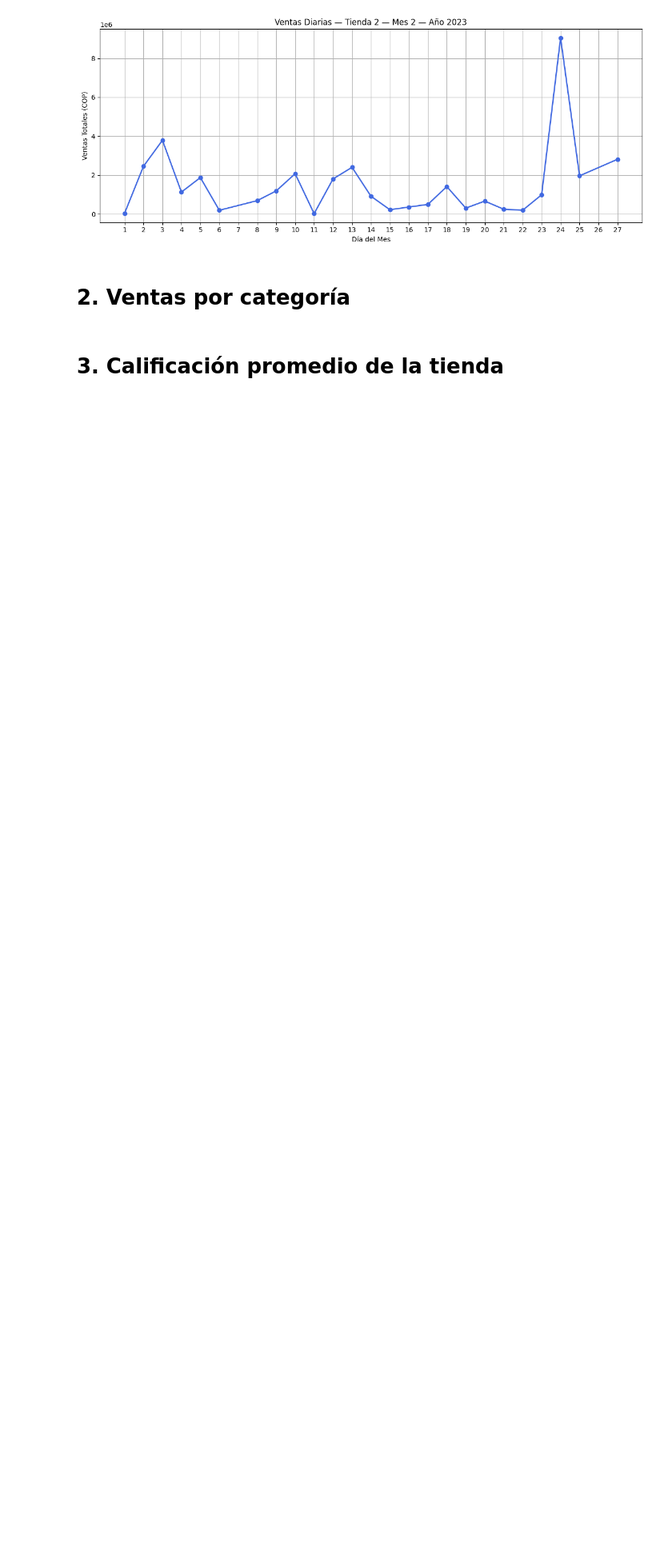
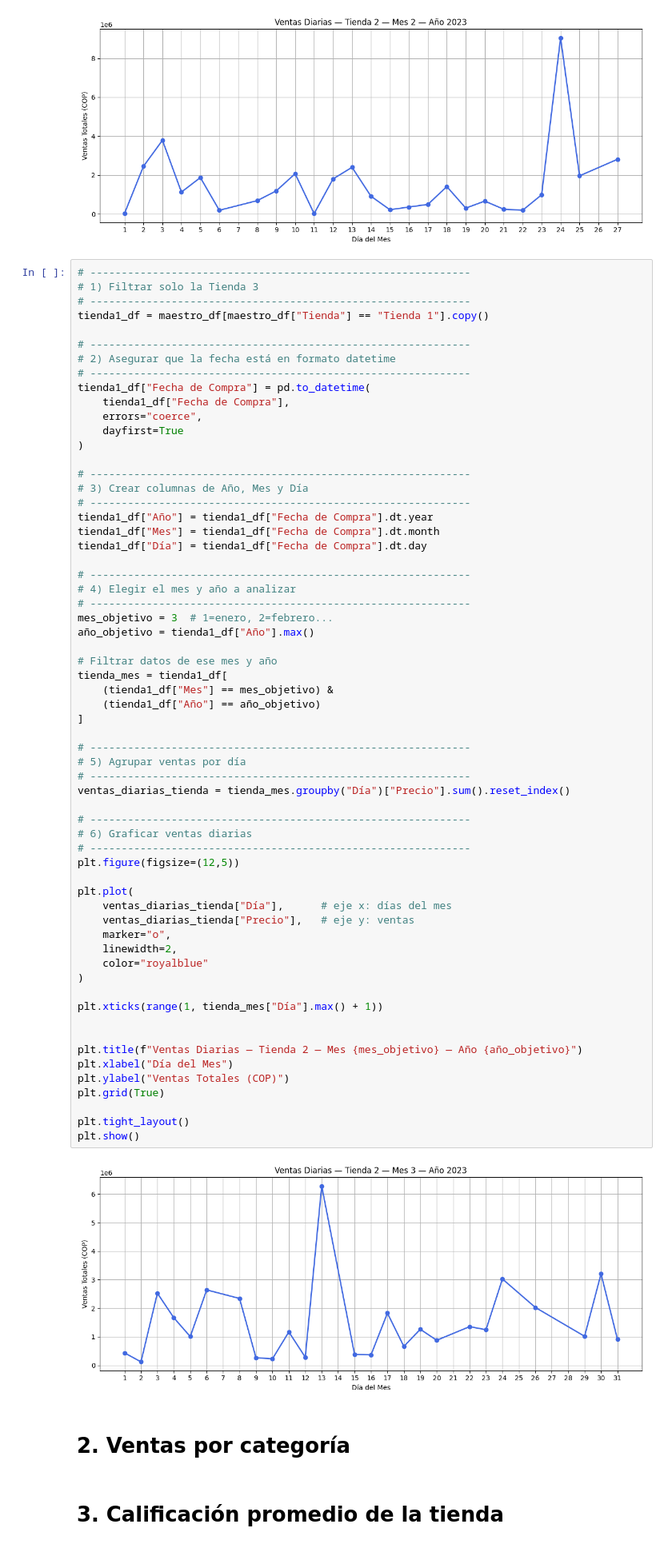
Before and after one commit to PaoloVerCoquimbo/Challenge_1_DataLover_Alura_Oracle_OneG9_08112025, a Jupyter notebook: AluraStoreLatam.ipynb, the cells around one changed output. Shown: that part at 80% size. Cells and saved outputs as stored; diff of their text form; blank space fills up the shorter version.

```diff
--- a/AluraStoreLatam.ipynb
+++ b/AluraStoreLatam.ipynb
@@ -771,6 +786,70 @@ plt.tight_layout()
 plt.show()
 # %% [output]
 [figure]
+# %%
+# -------------------------------------------------------------
+# 1) Filtrar solo la Tienda 3
+# -------------------------------------------------------------
+tienda1_df = maestro_df[maestro_df["Tienda"] == "Tienda 1"].copy()
+
+# -------------------------------------------------------------
+# 2) Asegurar que la fecha está en formato datetime
+# -------------------------------------------------------------
+tienda1_df["Fecha de Compra"] = pd.to_datetime(
+    tienda1_df["Fecha de Compra"],
+    errors="coerce",
+    dayfirst=True
+)
+
+# -------------------------------------------------------------
+# 3) Crear columnas de Año, Mes y Día
+# -------------------------------------------------------------
+tienda1_df["Año"] = tienda1_df["Fecha de Compra"].dt.year
+tienda1_df["Mes"] = tienda1_df["Fecha de Compra"].dt.month
+tienda1_df["Día"] = tienda1_df["Fecha de Compra"].dt.day
+
+# -------------------------------------------------------------
+# 4) Elegir el mes y año a analizar
+# -------------------------------------------------------------
+mes_objetivo = 3  # 1=enero, 2=febrero...
+año_objetivo = tienda1_df["Año"].max()
+
+# Filtrar datos de ese mes y año
+tienda_mes = tienda1_df[
+    (tienda1_df["Mes"] == mes_objetivo) &
+    (tienda1_df["Año"] == año_objetivo)
+]
+
+# -------------------------------------------------------------
+# 5) Agrupar ventas por día
+# -------------------------------------------------------------
+ventas_diarias_tienda = tienda_mes.groupby("Día")["Precio"].sum().reset_index()
+
+# -------------------------------------------------------------
+# 6) Graficar ventas diarias
+# -------------------------------------------------------------
+plt.figure(figsize=(12,5))
+
+plt.plot(
+    ventas_diarias_tienda["Día"],      # eje x: días del mes
+    ventas_diarias_tienda["Precio"],   # eje y: ventas
+    marker="o",
+    linewidth=2,
+    color="royalblue"
+)
+
+plt.xticks(range(1, tienda_mes["Día"].max() + 1))
+
+
+plt.title(f"Ventas Diarias — Tienda 2 — Mes {mes_objetivo} — Año {año_objetivo}")
+plt.xlabel("Día del Mes")
+plt.ylabel("Ventas Totales (COP)")
+plt.grid(True)
+
+plt.tight_layout()
+plt.show()
+# %% [output]
+[figure, added]
 # %% [markdown]
 # 2. Ventas por categoría
 # %% [markdown]
```
Also changed, not shown: parts of 12 cells of this notebook.
